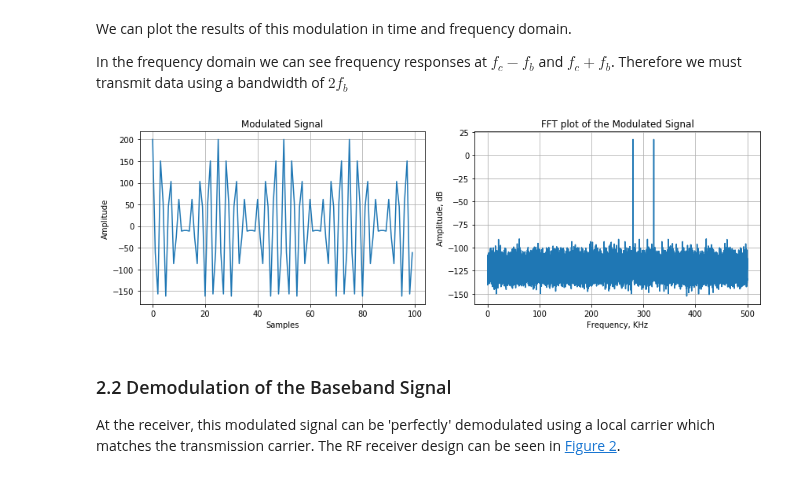
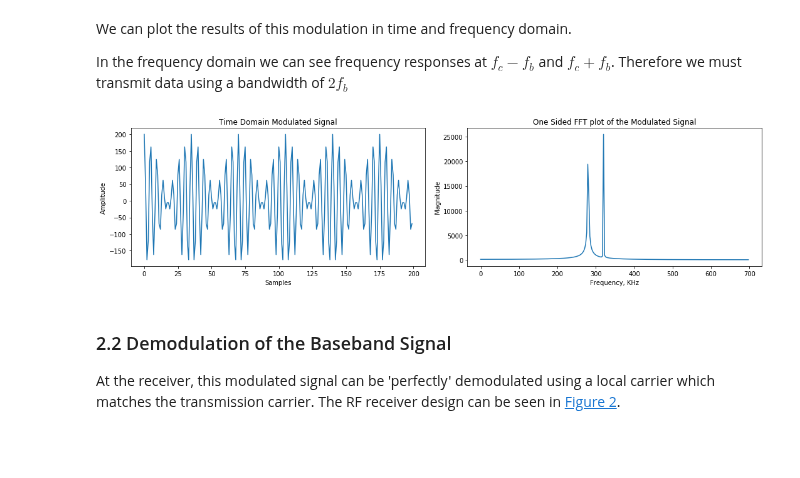
Before and after one commit to strath-sdr/dsp_notebooks, a Jupyter notebook: notebooks/modulation_demodulation/02_amplitude_modulation.ipynb, the cells around one changed output. Cells and saved outputs as stored; diff of their text form; code cells hidden in the pictures; blank space fills up the shorter version.

```diff
--- a/notebooks/modulation_demodulation/02_amplitude_modulation.ipynb
+++ b/notebooks/modulation_demodulation/02_amplitude_modulation.ipynb
@@ -94,15 +122,24 @@ s = g*c #information signal g(t) multiplied by carrier signal c(t)
+# %%
+# Find FFT of Modulated Signal
+s_fft_result = np.fft.fft(s, N_fft)
 # %% [markdown]
 We can plot the results of this modulation in time and frequency domain.
 
 In the frequency domain we can see frequency responses at $f_{c} - f_{b}$ and $f_{c} + f_{b}$. Therefore we must transmit data using a bandwidth of $2 f_{b}$
-# %%
-modulated_fft_db = find_fft(s, n_window)
-
-time_title = 'Modulated Signal'
-freq_title = 'FFT plot of the Modulated Signal'
-subplots(s, modulated_fft_db, samples, freqs, fs, time_title, freq_title)
-# %% [output]
-[figure, removed]
+# %%
+fig, axs = plt.subplots(1,2, figsize=(15,4))
+axs[0].plot(s[:200])
+axs[0].set_title('Time Domain Modulated Signal')
+axs[0].set_xlabel('Samples')
+axs[0].set_ylabel('Amplitude')
+
+axs[1].plot(freqs[:int(N_fft/2)]/1000, np.abs(s_fft_result[:int(N_fft/2)]))
+axs[1].set_title('One Sided FFT plot of the Modulated Signal')
+axs[1].set_ylabel('Magnitude')
+axs[1].set_xlabel('Frequency, KHz')
+fig.tight_layout()
+# %% [output]
+[figure, added]
 # %% [markdown]
 ### 2.2 Demodulation of the Baseband Signal <a class="anchor" id="A_demod"></a>
 
```
Also changed, not shown: parts of 36 cells of this notebook, 2 other files.
